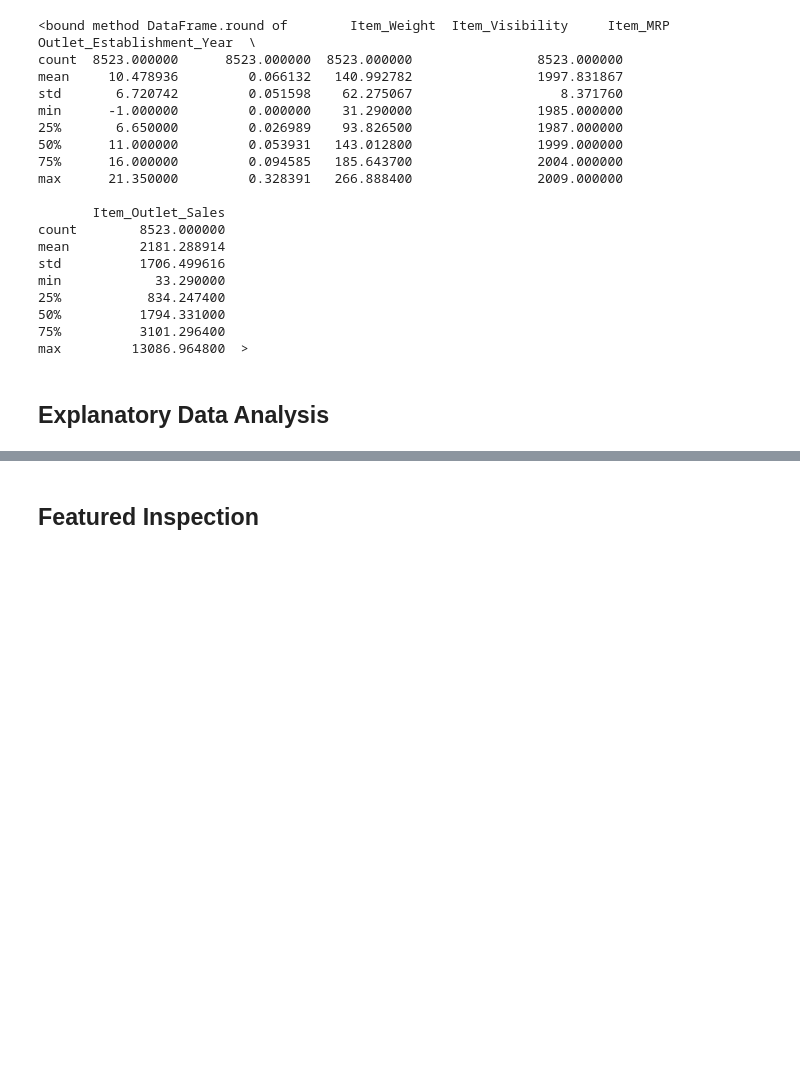
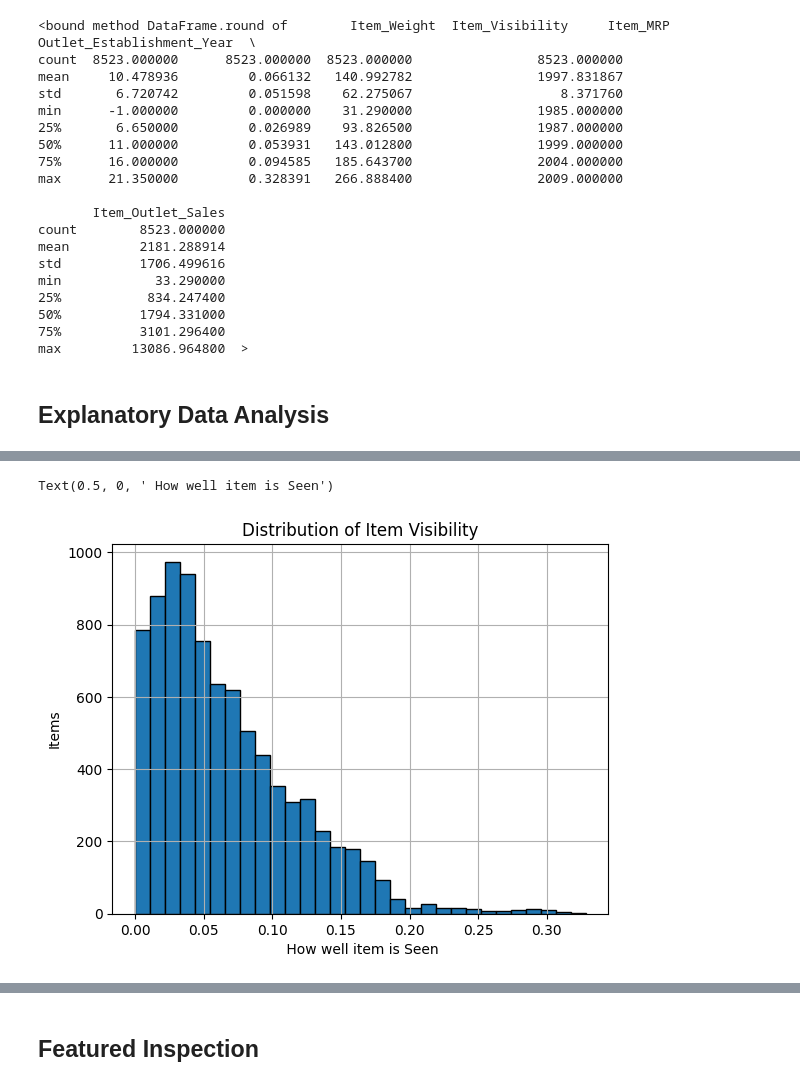
Before and after one commit to GabrielleYa/Prediction-of-Product-Sales, a Jupyter notebook: Prediction_of_Product_Sales.ipynb, the cells around one changed output, grey strips where cells are left out. Cells and saved outputs as stored; diff of their text form; code cells hidden in the pictures; blank space fills up the shorter version.

```diff
--- a/Prediction_of_Product_Sales.ipynb
+++ b/Prediction_of_Product_Sales.ipynb
@@ -318,0 +363,9 @@ max         13086.964800  >
+# %%
+# Craeting a histogram for "Item_Visibility"
+ax = df_sales['Item_Visibility'].hist(bins = 30, edgecolor = 'black')
+ax.set_title('Distribution of Item Visibility')
+ax.set_ylabel('Items')
+ax.set_xlabel(' How well item is Seen')
+# %% [output]
+Text(0.5, 0, ' How well item is Seen')
+[figure, added]
```
Also changed, not shown: parts of 34 cells of this notebook.
